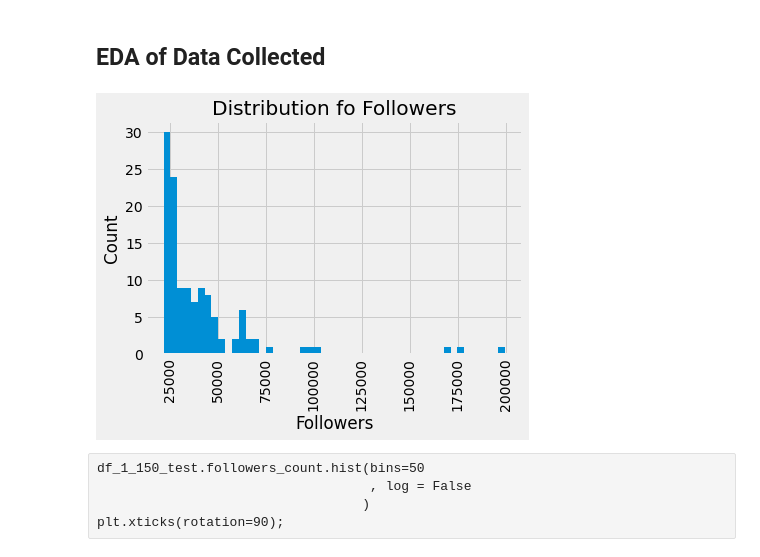
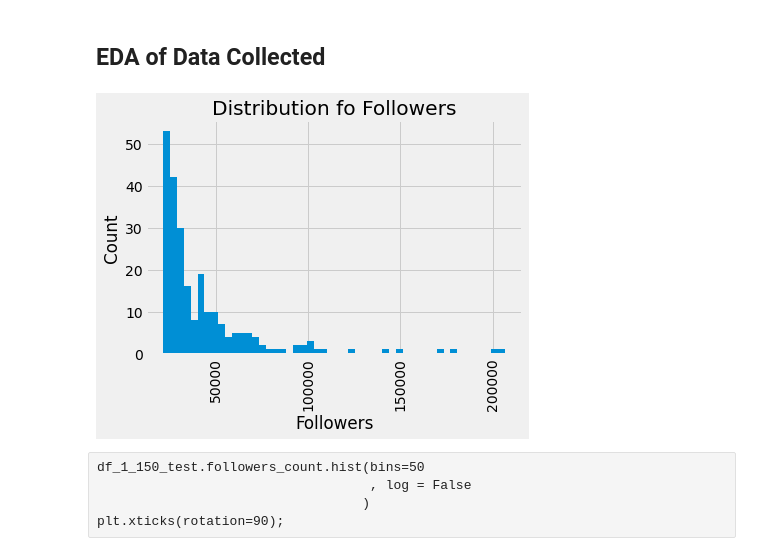
Before and after one commit to yuchild/mntn_insta, a Jupyter notebook: insta_api_exploration.ipynb, the cells around one changed output. Drawn from its saved outputs; the diff is of its cells as text; code cells hidden in the pictures.

```diff
--- a/insta_api_exploration.ipynb
+++ b/insta_api_exploration.ipynb
@@ -439,16 +439,21 @@ dtype: int64
 df.to_csv('./data/df.csv')
 # %% [markdown]
 ## EDA of Data Collected
+# %%
+df = pd.read_csv('./data/df.csv')
+df.fillna('None'
+          , inplace = True
+         )
 # %%
-df_1_150_test.followers_count.hist(bins=50
-                                   , log = False
-                                  )
+df.followers_count.hist(bins=50
+                        , log = False
+                       )
 plt.xticks(rotation=90)
 plt.title('Distribution fo Followers')
 plt.ylabel('Count')
 plt.xlabel('Followers');
 # %% [output]
-[figure, old version]
+[figure, new version]
 # %% [raw]
 df_1_150_test.followers_count.hist(bins=50
                                    , log = False
```
